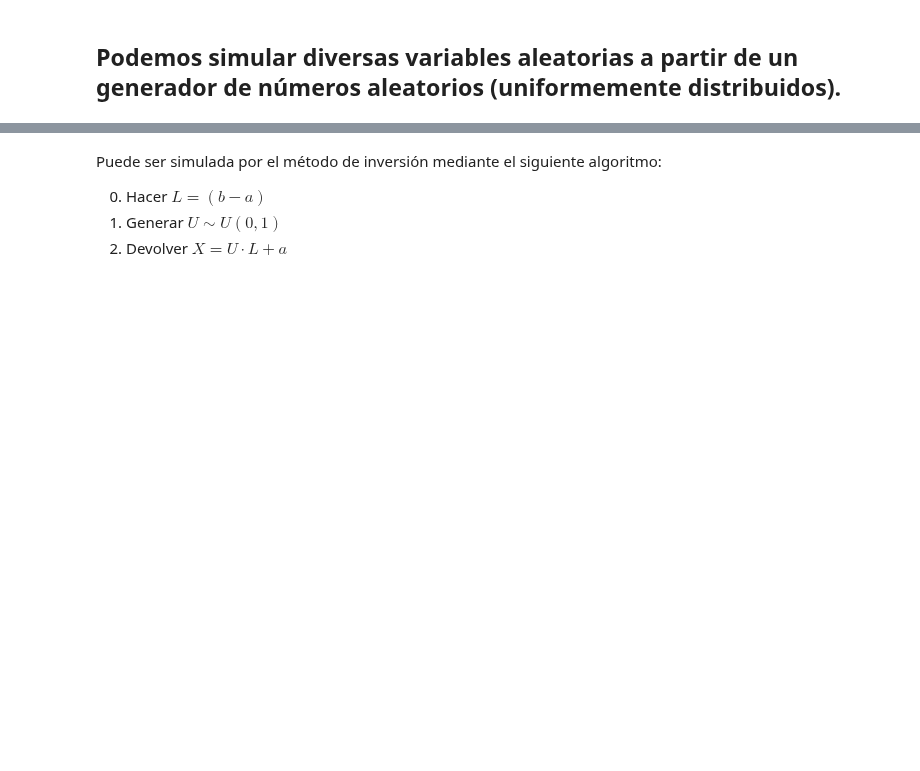
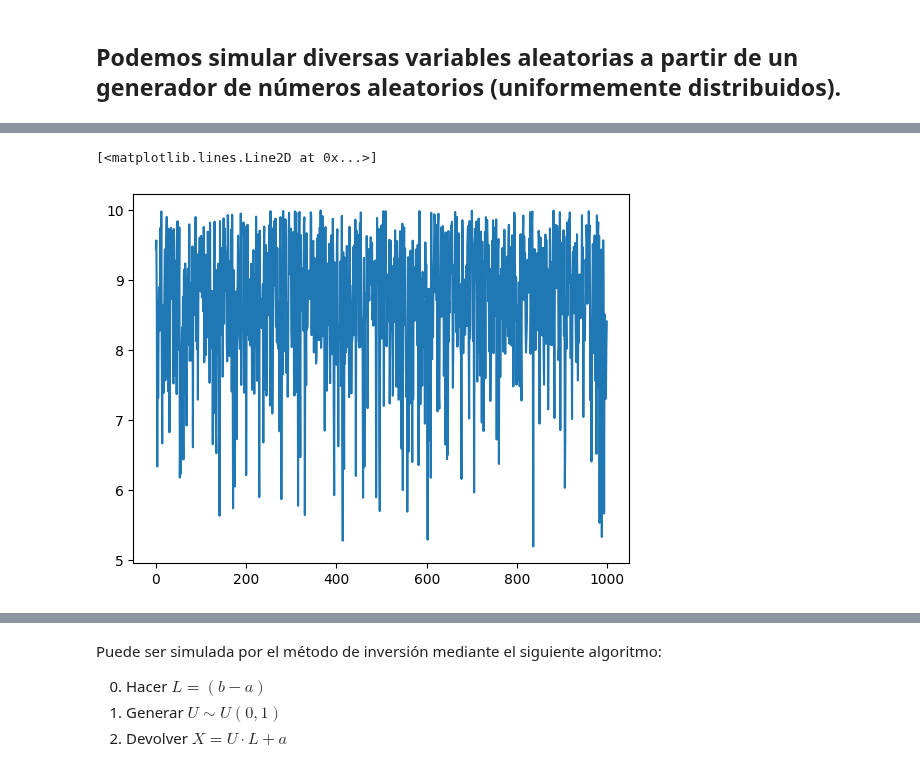
Before and after one commit to MartaPCastillo/Simulaci-n-I-, a Jupyter notebook: Generación_de_Variables_Aleatorias.ipynb, the cells around one changed output, grey strips where cells are left out. Cells and saved outputs as stored; diff of their text form; code cells hidden in the pictures; blank space fills up the shorter version.

```diff
--- a/Generación_de_Variables_Aleatorias.ipynb
+++ b/Generación_de_Variables_Aleatorias.ipynb
@@ -433,0 +497,5 @@ plt.show()
+# %%
+plt.plot(G)
+# %% [output]
+[<matplotlib.lines.Line2D at 0x...>]
+[figure, added]
```
Also changed, not shown: parts of 12 cells of this notebook.
